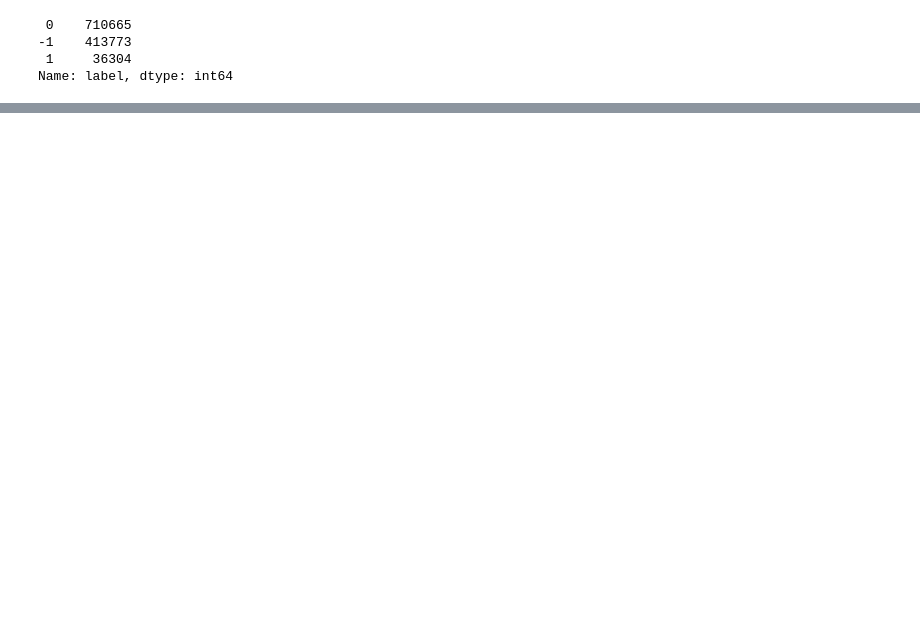
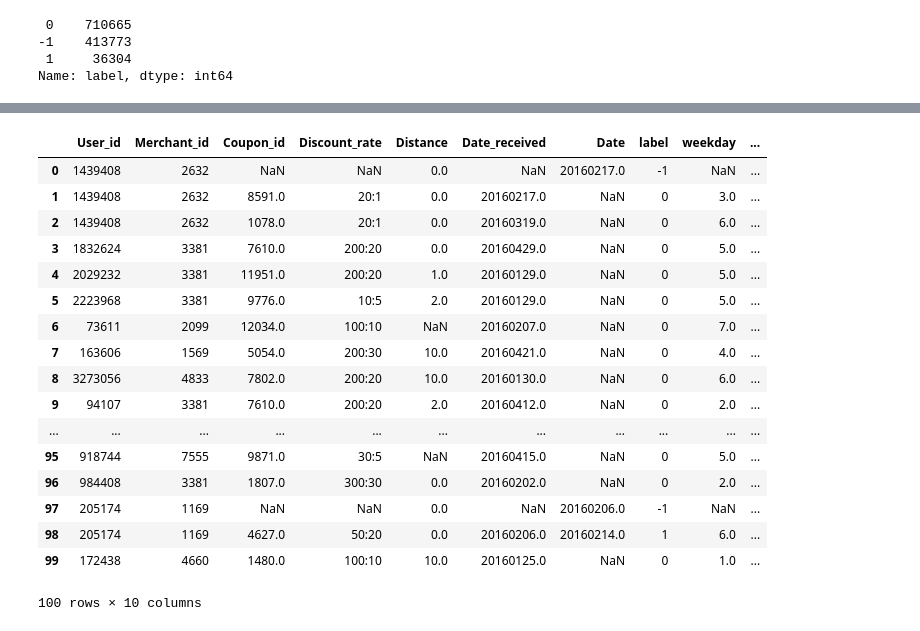
Before and after one commit to tcalecchen/2nd-ML100Days, a Jupyter notebook: homework/Midterm_exam.ipynb, the cells around one changed output, grey strips where cells are left out. Saved outputs shown, nothing was run; the diff lists cells and outputs as text; code cells hidden in the pictures; blank space fills up the shorter version.

```diff
--- a/homework/Midterm_exam.ipynb
+++ b/homework/Midterm_exam.ipynb
@@ -83,0 +125,21 @@ df_test['weekday_type'] = df_test['weekday'].astype('str').apply(lambda x : 1 if
+# %%
+df_train.head(100)
+# %% [output]
+|  | User_id | Merchant_id | Coupon_id | Discount_rate | Distance | Date_received | Date | label | weekday | ... |
+| 0 | 1439408 | 2632 | NaN | NaN | 0.0 | NaN | 20160217.0 | -1 | NaN | ... |
+| 1 | 1439408 | 2632 | 8591.0 | 20:1 | 0.0 | 20160217.0 | NaN | 0 | 3.0 | ... |
+| 2 | 1439408 | 2632 | 1078.0 | 20:1 | 0.0 | 20160319.0 | NaN | 0 | 6.0 | ... |
+| 3 | 1832624 | 3381 | 7610.0 | 200:20 | 0.0 | 20160429.0 | NaN | 0 | 5.0 | ... |
+| 4 | 2029232 | 3381 | 11951.0 | 200:20 | 1.0 | 20160129.0 | NaN | 0 | 5.0 | ... |
+| 5 | 2223968 | 3381 | 9776.0 | 10:5 | 2.0 | 20160129.0 | NaN | 0 | 5.0 | ... |
+| 6 | 73611 | 2099 | 12034.0 | 100:10 | NaN | 20160207.0 | NaN | 0 | 7.0 | ... |
+| 7 | 163606 | 1569 | 5054.0 | 200:30 | 10.0 | 20160421.0 | NaN | 0 | 4.0 | ... |
+| 8 | 3273056 | 4833 | 7802.0 | 200:20 | 10.0 | 20160130.0 | NaN | 0 | 6.0 | ... |
+| 9 | 94107 | 3381 | 7610.0 | 200:20 | 2.0 | 20160412.0 | NaN | 0 | 2.0 | ... |
+| ... | ... | ... | ... | ... | ... | ... | ... | ... | ... | ... |
+| 95 | 918744 | 7555 | 9871.0 | 30:5 | NaN | 20160415.0 | NaN | 0 | 5.0 | ... |
+| 96 | 984408 | 3381 | 1807.0 | 300:30 | 0.0 | 20160202.0 | NaN | 0 | 2.0 | ... |
+| 97 | 205174 | 1169 | NaN | NaN | 0.0 | NaN | 20160206.0 | -1 | NaN | ... |
+| 98 | 205174 | 1169 | 4627.0 | 50:20 | 0.0 | 20160206.0 | 20160214.0 | 1 | 6.0 | ... |
+| 99 | 172438 | 4660 | 1480.0 | 100:10 | 10.0 | 20160125.0 | NaN | 0 | 1.0 | ... |
+100 rows × 10 columns
```
Also changed, not shown: parts of 20 cells of this notebook.
